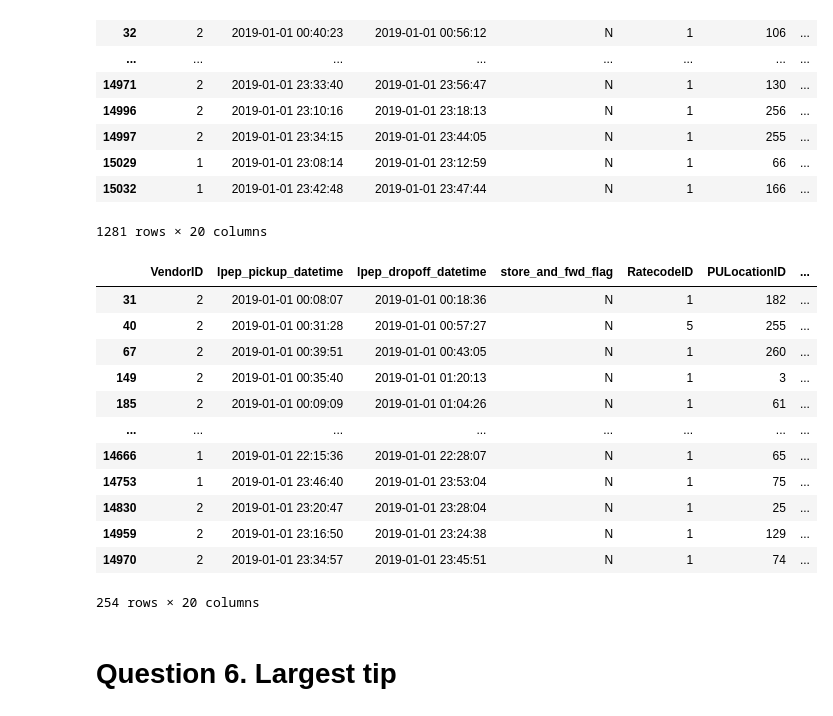
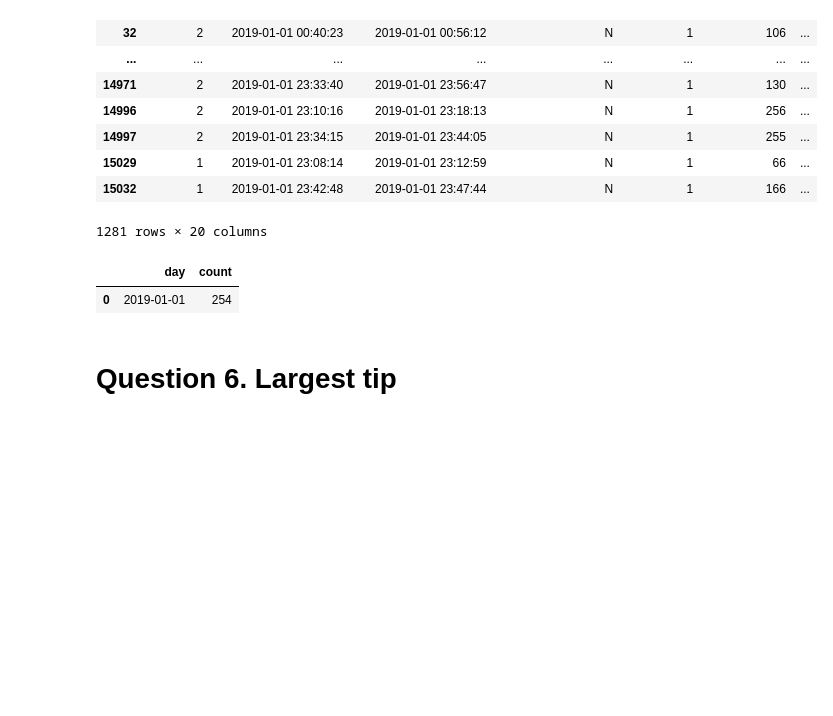
Before and after one commit to MikhailKuklin/data-engineering-zoomcamp, a Jupyter notebook: week_1_basics_n_setup/2_docker_sql/solution.ipynb, the cells around one changed output. Saved outputs shown, nothing was run; the diff lists cells and outputs as text; code cells hidden in the pictures; blank space fills up the shorter version.

```diff
--- a/week_1_basics_n_setup/2_docker_sql/solution.ipynb
+++ b/week_1_basics_n_setup/2_docker_sql/solution.ipynb
@@ -265,29 +273,16 @@ SELECT CAST(lpep_pickup_datetime AS DATE) as "day", COUNT(1) FROM green_taxi_dat
 | 15032 | 1 | 2019-01-01 23:42:48 | 2019-01-01 23:47:44 | N | 1 | 166 | ... |
 1281 rows × 20 columns
 # %%
-df_task5.loc[(df_task5['passenger_count']==3) ]
-
-"""
-SQL
-
-SELECT CAST(lpep_pickup_datetime AS DATE) as "day", COUNT(1) FROM green_taxi_data t
+query = """
+SELECT CAST(lpep_pickup_datetime AS DATE) as "day", COUNT(1) FROM green_taxi_data_final t
     WHERE passenger_count = 3
         AND CAST(lpep_pickup_datetime AS DATE) = '2019-01-01'
     GROUP BY CAST(lpep_pickup_datetime AS DATE);
 """
+
+pd.read_sql(query, con=engine)
 # %% [output]
-|  | VendorID | lpep_pickup_datetime | lpep_dropoff_datetime | store_and_fwd_flag | RatecodeID | PULocationID | ... |
-| 31 | 2 | 2019-01-01 00:08:07 | 2019-01-01 00:18:36 | N | 1 | 182 | ... |
-| 40 | 2 | 2019-01-01 00:31:28 | 2019-01-01 00:57:27 | N | 5 | 255 | ... |
-| 67 | 2 | 2019-01-01 00:39:51 | 2019-01-01 00:43:05 | N | 1 | 260 | ... |
-| 149 | 2 | 2019-01-01 00:35:40 | 2019-01-01 01:20:13 | N | 1 | 3 | ... |
-| 185 | 2 | 2019-01-01 00:09:09 | 2019-01-01 01:04:26 | N | 1 | 61 | ... |
-| ... | ... | ... | ... | ... | ... | ... | ... |
-| 14666 | 1 | 2019-01-01 22:15:36 | 2019-01-01 22:28:07 | N | 1 | 65 | ... |
-| 14753 | 1 | 2019-01-01 23:46:40 | 2019-01-01 23:53:04 | N | 1 | 75 | ... |
-| 14830 | 2 | 2019-01-01 23:20:47 | 2019-01-01 23:28:04 | N | 1 | 25 | ... |
-| 14959 | 2 | 2019-01-01 23:16:50 | 2019-01-01 23:24:38 | N | 1 | 129 | ... |
-| 14970 | 2 | 2019-01-01 23:34:57 | 2019-01-01 23:45:51 | N | 1 | 74 | ... |
+|  | day | count |
+| 0 | 2019-01-01 | 254 |
-254 rows × 20 columns
 # %% [markdown]
 # Question 6. Largest tip
```
Also changed, not shown: parts of 13 cells of this notebook, 1 other file.
